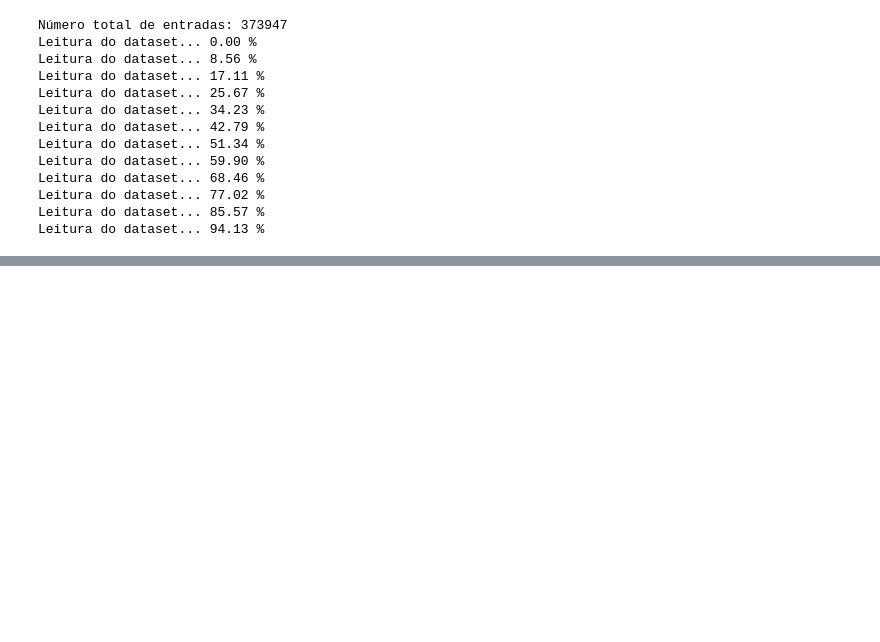
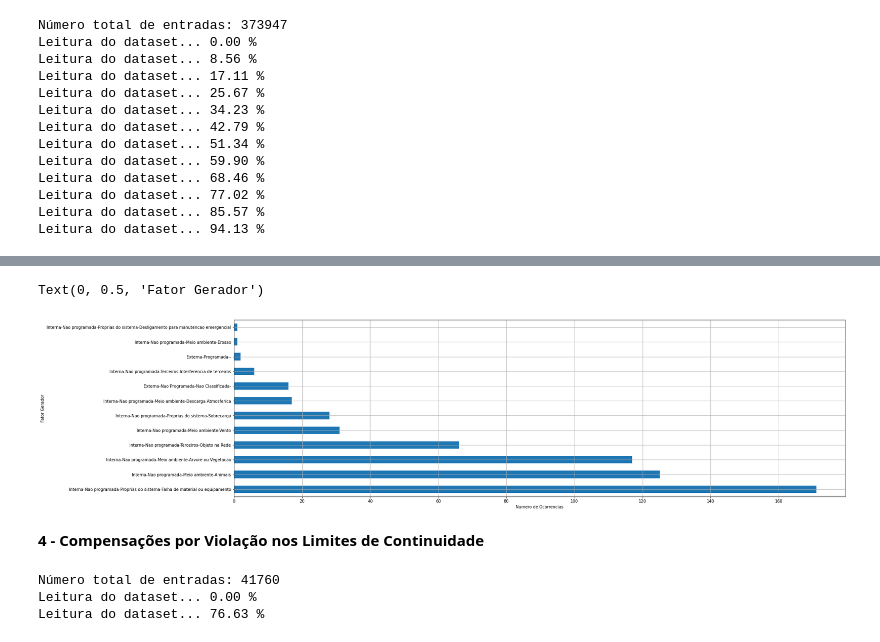
Before and after one commit to pedrotorres08/DadosSetorEletrico, a Jupyter notebook: DadosAbertosANEEL.ipynb, the cells around one changed output, grey strips where cells are left out. Drawn from its saved outputs; the diff is of its cells as text; code cells hidden in the pictures; blank space fills up the shorter version.

```diff
--- a/DadosAbertosANEEL.ipynb
+++ b/DadosAbertosANEEL.ipynb
@@ -166,0 +145,39 @@ Name: Ocorrencias, dtype: int64
+# %%
+#Fator gerador especifico para a subestacao de Sao Sebastiao da Boa Vista
+ax = df_res[df_res.DscSubestacaoDistribuicao == 'SSB'].groupby('FatGeradorInterrupcao').count().Ocorrencias.sort_values(ascending=False).plot(kind="barh", figsize=(27, 8), grid=True)
+ax.set_xlabel("Numero de Ocorrencias")
+ax.set_ylabel("Fator Gerador")
+# %% [output]
+Text(0, 0.5, 'Fator Gerador')
+[figure, added]
+# %% [markdown]
+**4 - Compensações por Violação nos Limites de Continuidade**
+# %%
+import pandas as pd
+import requests
+
+#url para acesso ao portal de dados abertos da ANEEL
+url_base = 'https://dadosabertos.aneel.gov.br/api/3/action/datastore_search?'
+
+rid = '8cdad784-07c1-4a67-a285-2f2adce5df70' #ID Compensacoes
+cnpj = '04895728000180' #CNPJ Equatorial-PA
+ano = '2019'
+limite = 32000 #Limite padrao de leituras em uma unica request do CKAN
+fields = 'DscConjUndConsumidoras,VlrIndiceEnviado,SigIndicador,NumPeriodoIndice'
+filters = {"NumCNPJ": cnpj, "AnoIndice": ano}
+
+#Ler apenas a primeira linha do dataset e determinar o numero total de linhas (n_max)
+r = requests.post(url_base, json={"resource_id": rid, "limit": "1", "offset": "0", "fields": fields, "filters": filters})
+df_res = pd.DataFrame(r.json()['result']['records'])
+n_max = r.json()['result']['total']
+print("Número total de entradas: {}".format(n_max))
+
+#Agora, fazer a leitura dos demais dados (da segunda linha até n_max)
+for offset in range(1,n_max,limite):
+  print("Leitura do dataset... {:.2f} %".format(offset/n_max*100))
+  r = requests.post(url_base, json={"resource_id": rid, "limit": "{}".format(limite), "offset": "{}".format(offset), "fields": fields, "filters": filters})
+  df_res = pd.concat([df_res, pd.DataFrame(r.json()['result']['records'])], ignore_index=True)
+# %% [output]
+Número total de entradas: 41760
+Leitura do dataset... 0.00 %
+Leitura do dataset... 76.63 %
```
Also changed, not shown: parts of 7 cells of this notebook.
